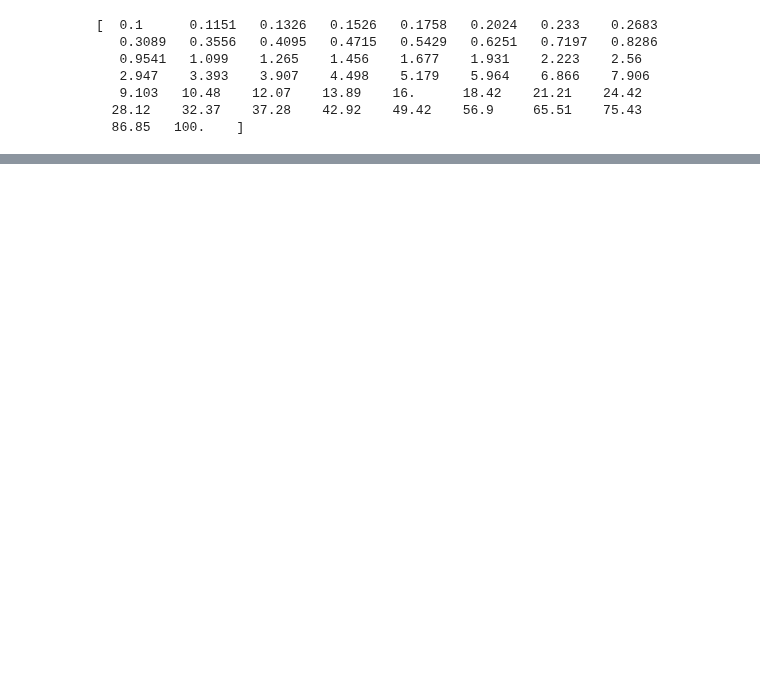
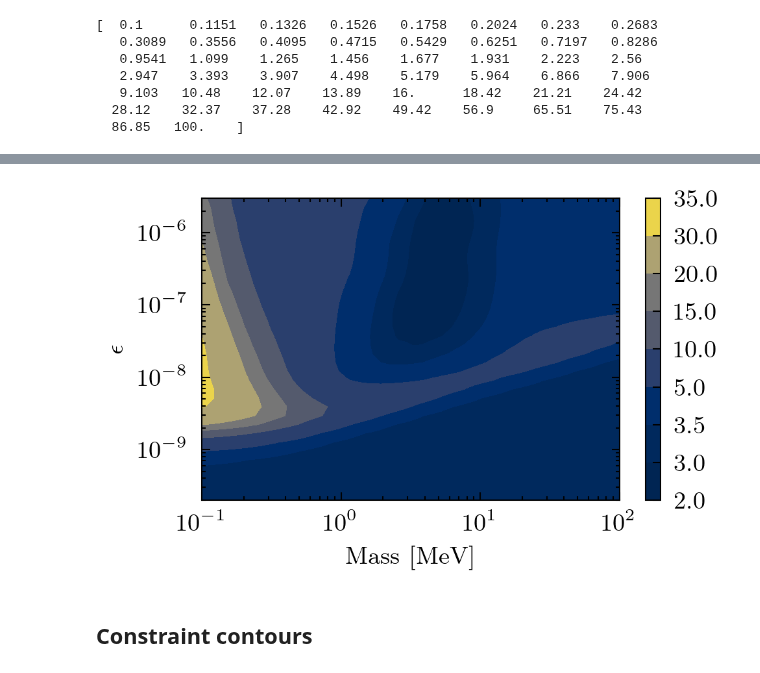
Before and after one commit to Duncan-Adams/mcp_boltzmann, a Jupyter notebook: notebooks/adm_results.ipynb, the cells around one changed output, grey strips where cells are left out. Cells and saved outputs as stored; diff of their text form; code cells hidden in the pictures; blank space fills up the shorter version.

```diff
--- a/notebooks/adm_results.ipynb
+++ b/notebooks/adm_results.ipynb
@@ -148,4 +188,10 @@ print(unique_mde)
    9.103   10.48    12.07    13.89    16.      18.42    21.21    24.42
   28.12    32.37    37.28    42.92    49.42    56.9     65.51    75.43
   86.85   100.    ]
+# %%
+eps_min = 1e-10
+eps_max = 1e-4
+
+num_eps = 50
+charge_list = np.geomspace(eps_min, eps_max, num_eps)
 # %% [markdown]
@@ -213,0 +261,33 @@ plt.yscale('log')
+# %%
+f, ax = plt.subplots(1, 1)
+
+contour_levels = np.array([2.0, 3.0, 3.5, 5, 10, 15, 20, 30, 35])
+# contour_levels = np.array([0.0, 0.5, 1.0, 1.5, 2.0, 2.5, 3.0, 3.5])
+
+
+plt.contourf(
+    masses_PL,
+    charges_PL,
+    N_eff_PL,
+    levels=contour_levels,
+    # antialiased=True,
+    # norm='log',
+    cmap='cividis'
+)
+
+plt.colorbar()
+
+plt.xlabel('Mass [MeV]')
+plt.ylabel(r'$\epsilon$')
+
+plt.ylim(2e-10, 3e-6)
+plt.xscale('log')
+plt.yscale('log')
+
+# plt.plot(masses_bad, charges_bad, linestyle='none', marker='+')
+plt.savefig('../output/figures/N_eff_contour_PL.pdf')
+plt.show()
+# %% [output]
+[figure, added]
+# %% [markdown]
+## Constraint contours
```
Also changed, not shown: parts of 29 cells of this notebook, 9 other files.
